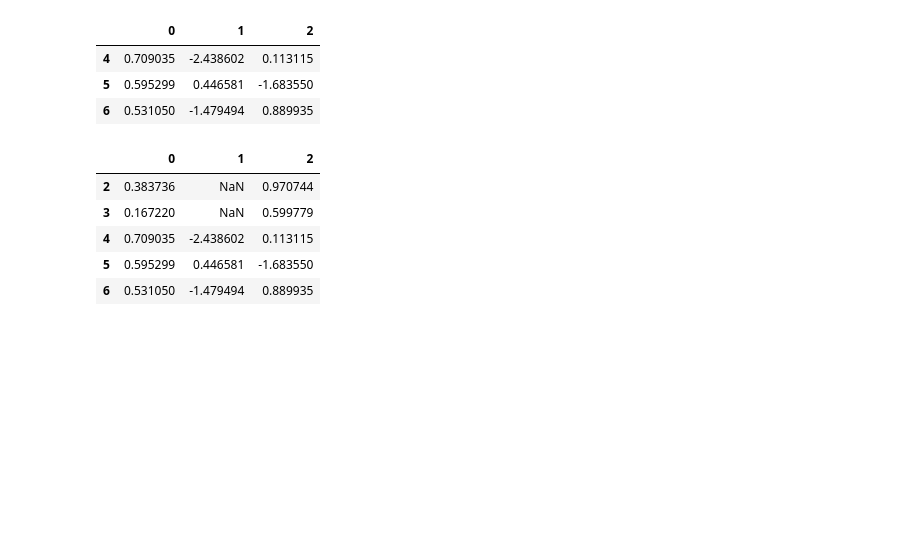
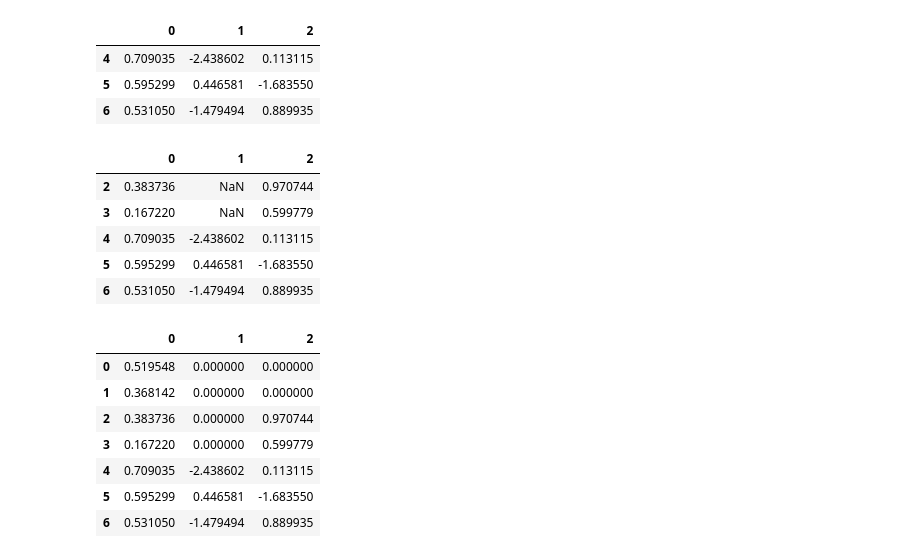
Before and after one commit to danduardo/pydata-book, a Jupyter notebook: Wes_Mc.ipynb, the cells around one changed output. Drawn from its saved outputs; the diff is of its cells as text; code cells hidden in the pictures; blank space fills up the shorter version.

```diff
--- a/Wes_Mc.ipynb
+++ b/Wes_Mc.ipynb
@@ -122,3 +122,14 @@ df.dropna(thresh=2)
 | 4 | 0.709035 | -2.438602 | 0.113115 |
 | 5 | 0.595299 | 0.446581 | -1.683550 |
 | 6 | 0.531050 | -1.479494 | 0.889935 |
+# %%
+df.fillna(0)
+# %% [output]
+|  | 0 | 1 | 2 |
+| 0 | 0.519548 | 0.000000 | 0.000000 |
+| 1 | 0.368142 | 0.000000 | 0.000000 |
+| 2 | 0.383736 | 0.000000 | 0.970744 |
+| 3 | 0.167220 | 0.000000 | 0.599779 |
+| 4 | 0.709035 | -2.438602 | 0.113115 |
+| 5 | 0.595299 | 0.446581 | -1.683550 |
+| 6 | 0.531050 | -1.479494 | 0.889935 |
```
Also changed, not shown: parts of 23 cells of this notebook.
